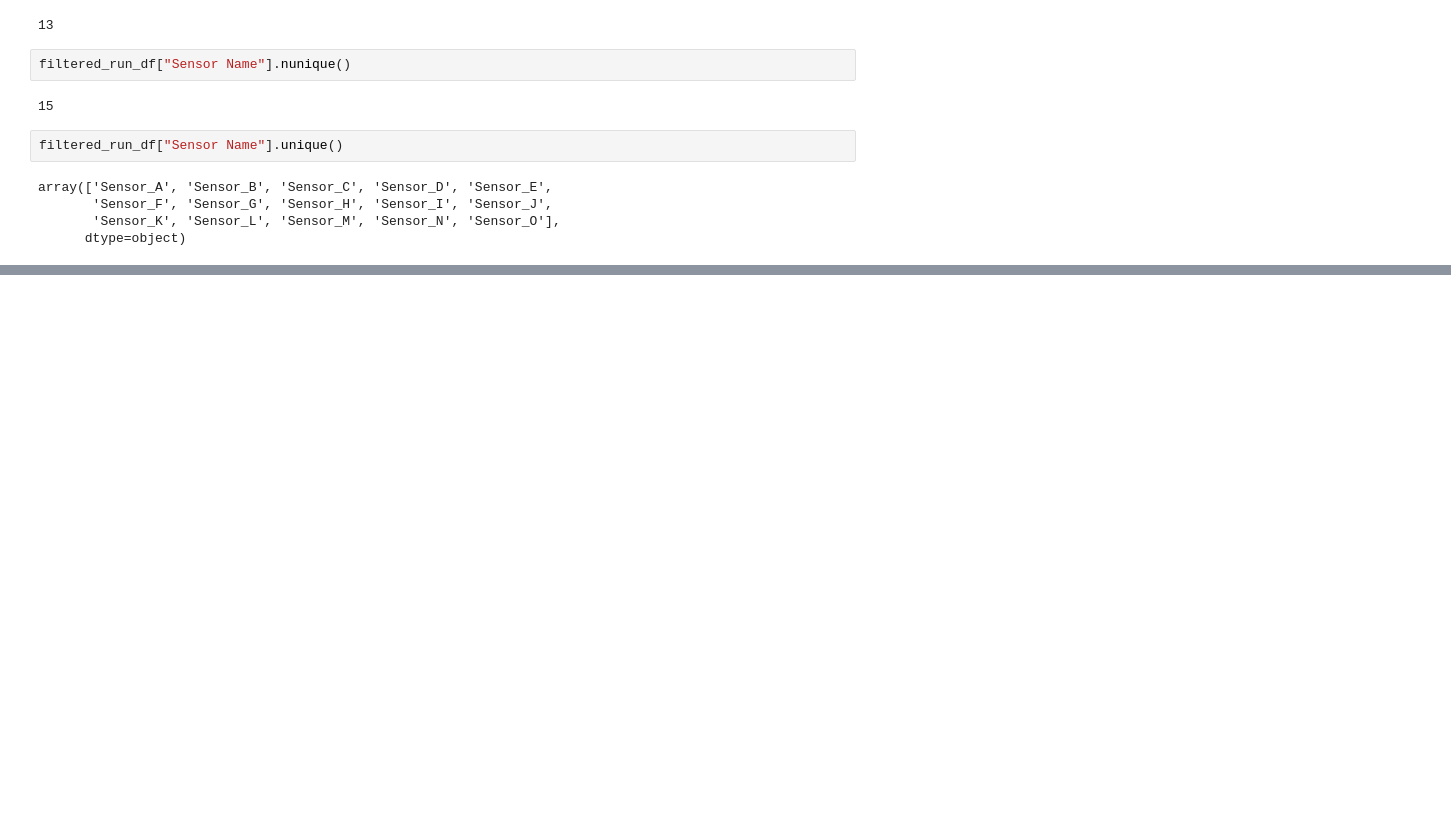
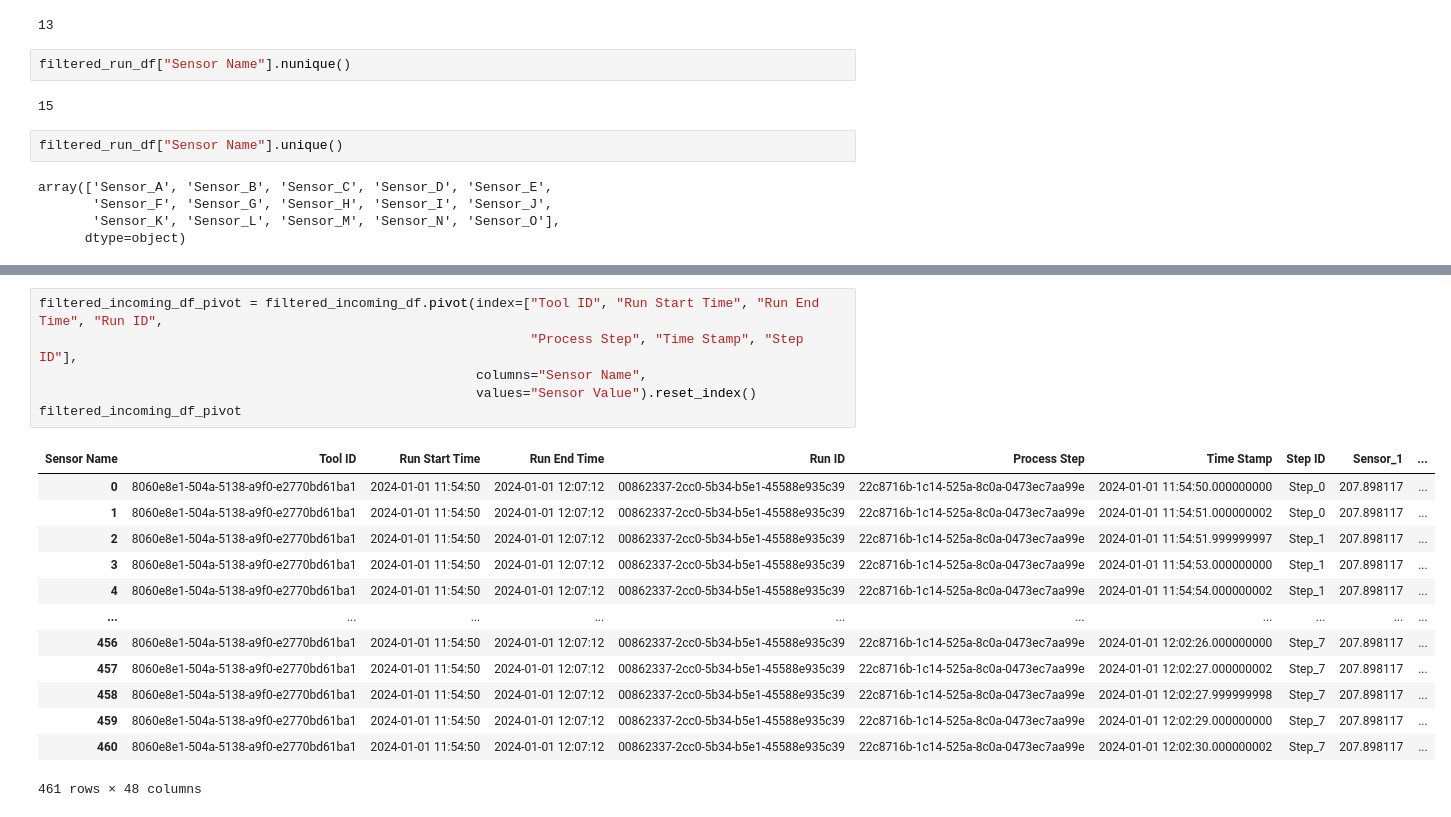
Before and after one commit to alvinnnnnnnnnn/Micron-AI-Challenge, a Jupyter notebook: script.ipynb, the cells around one changed output, grey strips where cells are left out. Drawn from its saved outputs; the diff is of its cells as text; blank space fills up the shorter version.

```diff
--- a/script.ipynb
+++ b/script.ipynb
@@ -444,0 +465,20 @@ array(['Sensor_A', 'Sensor_B', 'Sensor_C', 'Sensor_D', 'Sensor_E',
+# %%
+filtered_incoming_df_pivot = filtered_incoming_df.pivot(index=["Tool ID", "Run Start Time", "Run End Time", "Run ID",
+                                                               "Process Step", "Time Stamp", "Step ID"],
+                                                        columns="Sensor Name",
+                                                        values="Sensor Value").reset_index()
+filtered_incoming_df_pivot
+# %% [output]
+| Sensor Name | Tool ID | Run Start Time | Run End Time | Run ID | Process Step | Time Stamp | Step ID | Sensor_1 | ... |
+| 0 | 8060e8e1-504a-5138-a9f0-e2770bd61ba1 | 2024-01-01 11:54:50 | 2024-01-01 12:07:12 | 00862337-2cc0-5b34-b5e1-45588e935c39 | 22c8716b-1c14-525a-8c0a-0473ec7aa99e | 2024-01-01 11:54:50.000000000 | Step_0 | 207.898117 | ... |
+| 1 | 8060e8e1-504a-5138-a9f0-e2770bd61ba1 | 2024-01-01 11:54:50 | 2024-01-01 12:07:12 | 00862337-2cc0-5b34-b5e1-45588e935c39 | 22c8716b-1c14-525a-8c0a-0473ec7aa99e | 2024-01-01 11:54:51.000000002 | Step_0 | 207.898117 | ... |
+| 2 | 8060e8e1-504a-5138-a9f0-e2770bd61ba1 | 2024-01-01 11:54:50 | 2024-01-01 12:07:12 | 00862337-2cc0-5b34-b5e1-45588e935c39 | 22c8716b-1c14-525a-8c0a-0473ec7aa99e | 2024-01-01 11:54:51.999999997 | Step_1 | 207.898117 | ... |
+| 3 | 8060e8e1-504a-5138-a9f0-e2770bd61ba1 | 2024-01-01 11:54:50 | 2024-01-01 12:07:12 | 00862337-2cc0-5b34-b5e1-45588e935c39 | 22c8716b-1c14-525a-8c0a-0473ec7aa99e | 2024-01-01 11:54:53.000000000 | Step_1 | 207.898117 | ... |
+| 4 | 8060e8e1-504a-5138-a9f0-e2770bd61ba1 | 2024-01-01 11:54:50 | 2024-01-01 12:07:12 | 00862337-2cc0-5b34-b5e1-45588e935c39 | 22c8716b-1c14-525a-8c0a-0473ec7aa99e | 2024-01-01 11:54:54.000000002 | Step_1 | 207.898117 | ... |
+| ... | ... | ... | ... | ... | ... | ... | ... | ... | ... |
+| 456 | 8060e8e1-504a-5138-a9f0-e2770bd61ba1 | 2024-01-01 11:54:50 | 2024-01-01 12:07:12 | 00862337-2cc0-5b34-b5e1-45588e935c39 | 22c8716b-1c14-525a-8c0a-0473ec7aa99e | 2024-01-01 12:02:26.000000000 | Step_7 | 207.898117 | ... |
+| 457 | 8060e8e1-504a-5138-a9f0-e2770bd61ba1 | 2024-01-01 11:54:50 | 2024-01-01 12:07:12 | 00862337-2cc0-5b34-b5e1-45588e935c39 | 22c8716b-1c14-525a-8c0a-0473ec7aa99e | 2024-01-01 12:02:27.000000002 | Step_7 | 207.898117 | ... |
+| 458 | 8060e8e1-504a-5138-a9f0-e2770bd61ba1 | 2024-01-01 11:54:50 | 2024-01-01 12:07:12 | 00862337-2cc0-5b34-b5e1-45588e935c39 | 22c8716b-1c14-525a-8c0a-0473ec7aa99e | 2024-01-01 12:02:27.999999998 | Step_7 | 207.898117 | ... |
+| 459 | 8060e8e1-504a-5138-a9f0-e2770bd61ba1 | 2024-01-01 11:54:50 | 2024-01-01 12:07:12 | 00862337-2cc0-5b34-b5e1-45588e935c39 | 22c8716b-1c14-525a-8c0a-0473ec7aa99e | 2024-01-01 12:02:29.000000000 | Step_7 | 207.898117 | ... |
+| 460 | 8060e8e1-504a-5138-a9f0-e2770bd61ba1 | 2024-01-01 11:54:50 | 2024-01-01 12:07:12 | 00862337-2cc0-5b34-b5e1-45588e935c39 | 22c8716b-1c14-525a-8c0a-0473ec7aa99e | 2024-01-01 12:02:30.000000002 | Step_7 | 207.898117 | ... |
+461 rows × 48 columns
```
Also changed, not shown: parts of 3 cells of this notebook.
